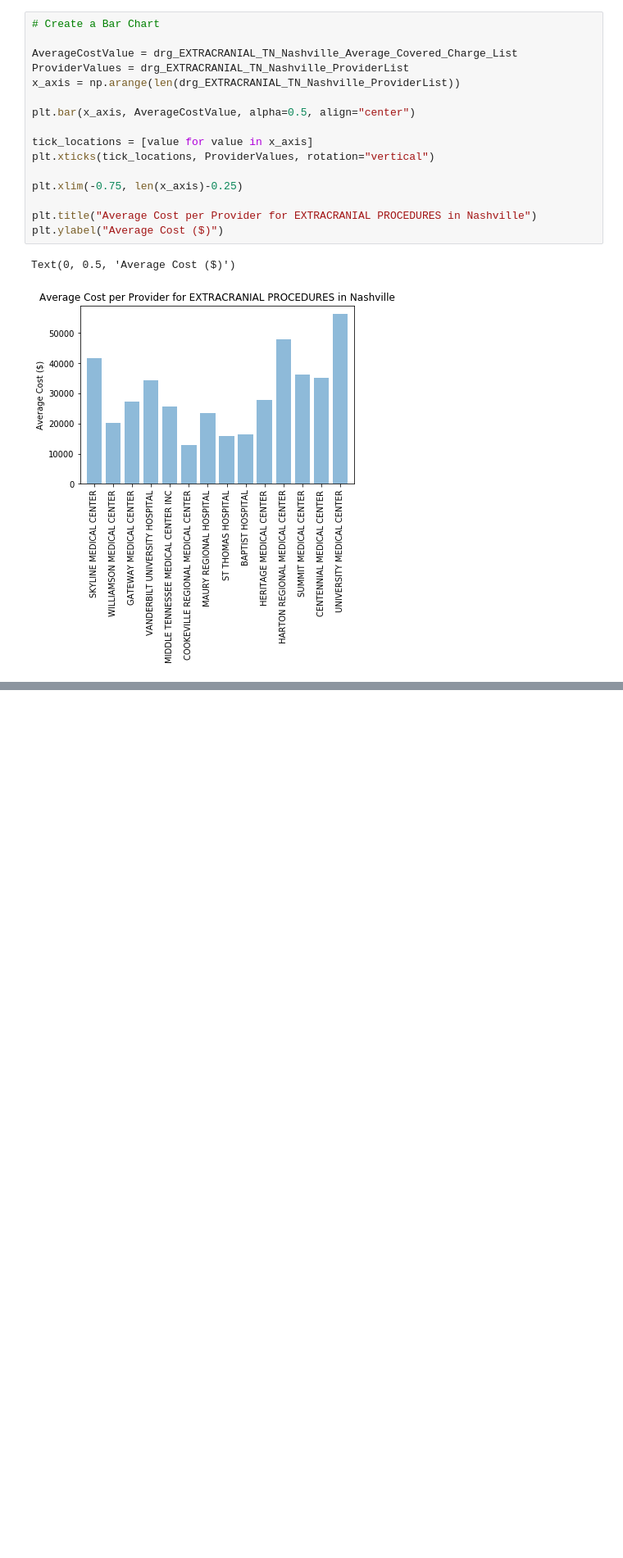
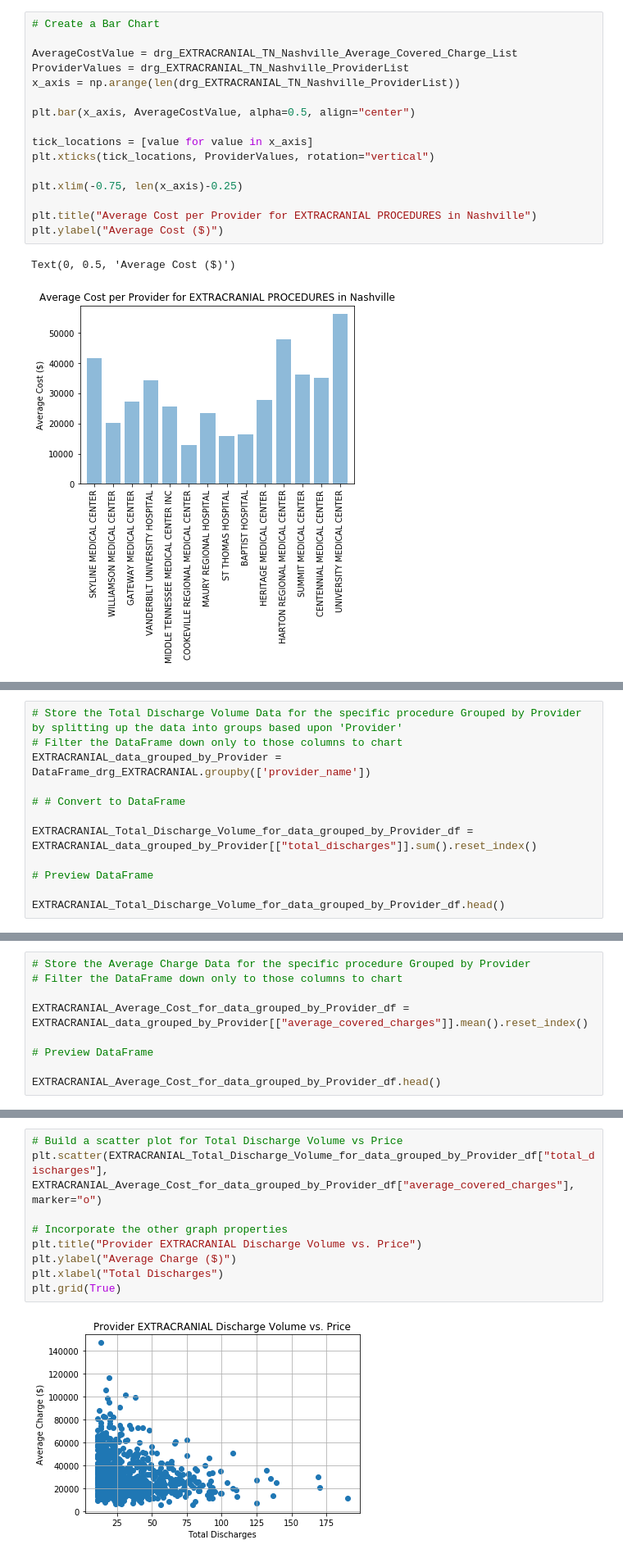
Before and after one commit to santannarenata/Healthcare_project, a Jupyter notebook: Code.ipynb, the cells around one changed output, grey strips where cells are left out. Shown at 82% size. Drawn from its saved outputs; the diff is of its cells as text; blank space fills up the shorter version.

```diff
--- a/Code.ipynb
+++ b/Code.ipynb
@@ -901,0 +993,12 @@ Text(0, 0.5, 'Average Cost ($)')
+# %%
+# Store the Total Discharge Volume Data for the specific procedure Grouped by Provider by splitting up the data into groups based upon 'Provider'
+# Filter the DataFrame down only to those columns to chart
+EXTRACRANIAL_data_grouped_by_Provider = DataFrame_drg_EXTRACRANIAL.groupby(['provider_name'])
+
+# # Convert to DataFrame
+
+EXTRACRANIAL_Total_Discharge_Volume_for_data_grouped_by_Provider_df = EXTRACRANIAL_data_grouped_by_Provider[["total_discharges"]].sum().reset_index()
+
+# Preview DataFrame
+
+EXTRACRANIAL_Total_Discharge_Volume_for_data_grouped_by_Provider_df.head()
@@ -901,0 +1012,9 @@ Text(0, 0.5, 'Average Cost ($)')
+# %%
+# Store the Average Charge Data for the specific procedure Grouped by Provider
+# Filter the DataFrame down only to those columns to chart
+
+EXTRACRANIAL_Average_Cost_for_data_grouped_by_Provider_df = EXTRACRANIAL_data_grouped_by_Provider[["average_covered_charges"]].mean().reset_index()
+
+# Preview DataFrame
+
+EXTRACRANIAL_Average_Cost_for_data_grouped_by_Provider_df.head()
@@ -901,0 +1028,11 @@ Text(0, 0.5, 'Average Cost ($)')
+# %%
+# Build a scatter plot for Total Discharge Volume vs Price
+plt.scatter(EXTRACRANIAL_Total_Discharge_Volume_for_data_grouped_by_Provider_df["total_discharges"], EXTRACRANIAL_Average_Cost_for_data_grouped_by_Provider_df["average_covered_charges"], marker="o")
+
+# Incorporate the other graph properties
+plt.title("Provider EXTRACRANIAL Discharge Volume vs. Price")
+plt.ylabel("Average Charge ($)")
+plt.xlabel("Total Discharges")
+plt.grid(True)
+# %% [output]
+[figure, added]
```
Also changed, not shown: parts of 15 cells of this notebook.
